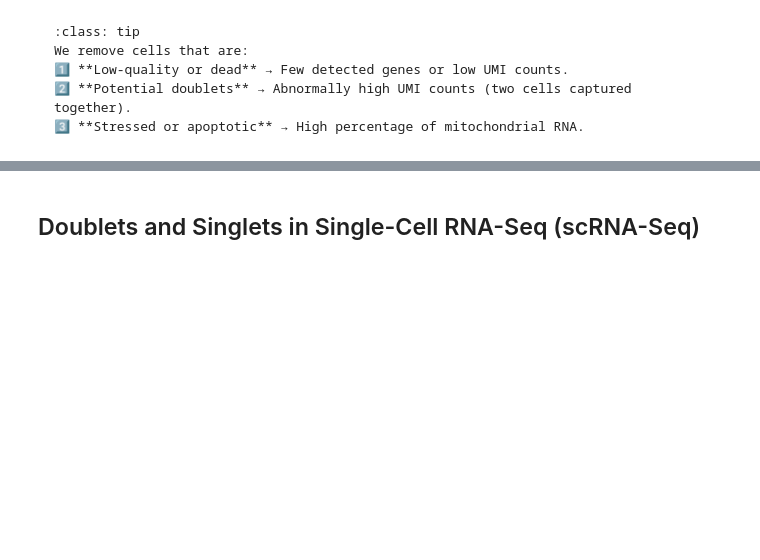
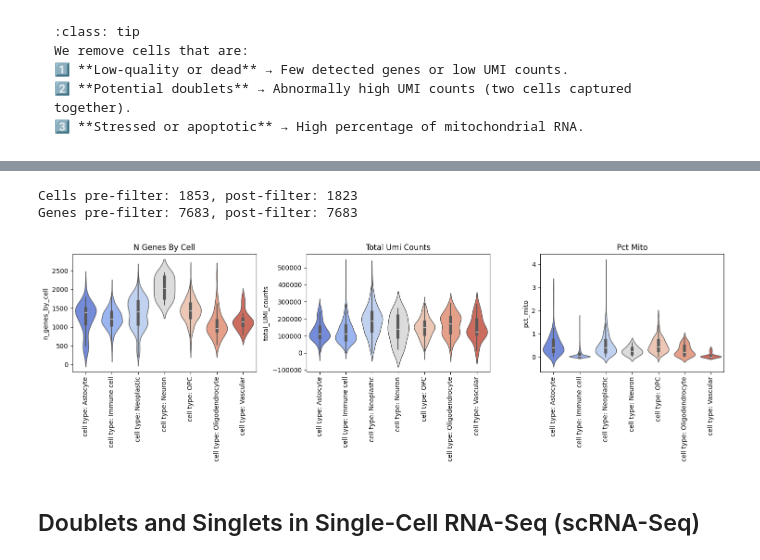
Before and after one commit to henrysaenz/eda_rna, a Jupyter notebook: _sources/raw_data.ipynb, the cells around one changed output, grey strips where cells are left out. Drawn from its saved outputs; the diff is of its cells as text; code cells hidden in the pictures; blank space fills up the shorter version.

```diff
--- a/_sources/raw_data.ipynb
+++ b/_sources/raw_data.ipynb
@@ -357,3 +368,57 @@ Number of cells after filtering: 1825
+# %%
+# Filtering thresholds (adjusted for your dataset size)
+min_genes = 200       # Minimum genes per cell (removes low-quality cells)
+max_genes = 5000      # Upper limit (captures tumor cell complexity while excluding doublets)
+min_counts = 1000     # Minimum UMIs/cell (ensures sufficient sequencing depth)
+max_mito = 20         # Max mitochondrial % (higher tolerance for cancer cells)
+
+# Apply filters
+filtered_cells = (
+    (adata_glioblastoma_raw.obs["n_genes_by_cell"] > min_genes) &
+    (adata_glioblastoma_raw.obs["n_genes_by_cell"] < max_genes) &
+    (adata_glioblastoma_raw.obs["total_UMI_counts"] > min_counts) &
+    (adata_glioblastoma_raw.obs["pct_mito"] < max_mito)
+)
+
+adata_filtered = adata_glioblastoma_raw[filtered_cells].copy()
+# %%
+# Check retained cells/genes
+print(f"Cells pre-filter: {adata_glioblastoma_raw.n_obs}, post-filter: {adata_filtered.n_obs}")
+print(f"Genes pre-filter: {adata_glioblastoma_raw.n_vars}, post-filter: {adata_filtered.n_vars}")
+# %% [output]
+Cells pre-filter: 1853, post-filter: 1823
+Genes pre-filter: 7683, post-filter: 7683
+# %%
+# Convert relevant data from adata_filtered to DataFrame
+df = pd.DataFrame({
+    'n_genes_by_cell': adata_filtered.obs['n_genes_by_cell'],
+    'total_UMI_counts': adata_filtered.obs['total_UMI_counts'],
+    'pct_mito': adata_filtered.obs['pct_mito'],
+    'cell_type': adata_filtered.obs['cell_type']
+})
+fig, axes = plt.subplots(1, 3, figsize=(15, 5))
+
+# Plot each metric
+for ax, metric in zip(axes, ['n_genes_by_cell', 'total_UMI_counts', 'pct_mito']):
+    sns.violinplot(
+        data=df,
+        x='cell_type',
+        y=metric,
+        hue='cell_type',  # Needed for palette
+        palette='coolwarm',
+        legend=False,     # Disables legend
+        ax=ax,
+        density_norm='width',  # Replaces deprecated 'scale'
+        linewidth=1       # Makes violin borders more visible
+    )
+    ax.set_title(metric.replace('_', ' ').title())
+    ax.set_xticklabels(ax.get_xticklabels(), rotation=90)
+    ax.set_xlabel('')
+
+plt.tight_layout()
+plt.show()
+# %% [output]
+[figure, added]
 # %% [markdown]
 ## Doublets and Singlets in Single-Cell RNA-Seq (scRNA-Seq)
 # %% [markdown]
```
Also changed, not shown: parts of 16 cells of this notebook, 4 other files.
